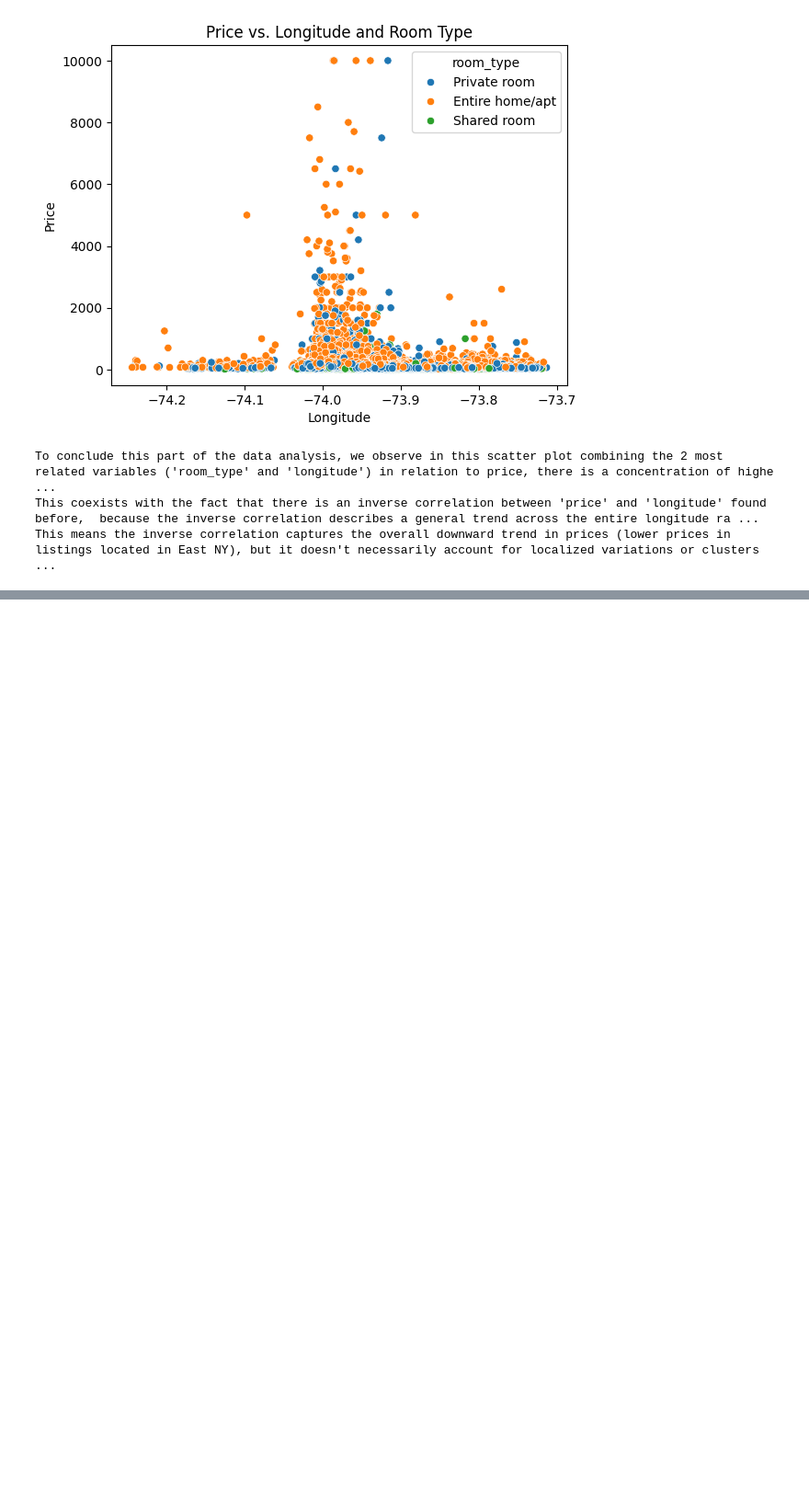
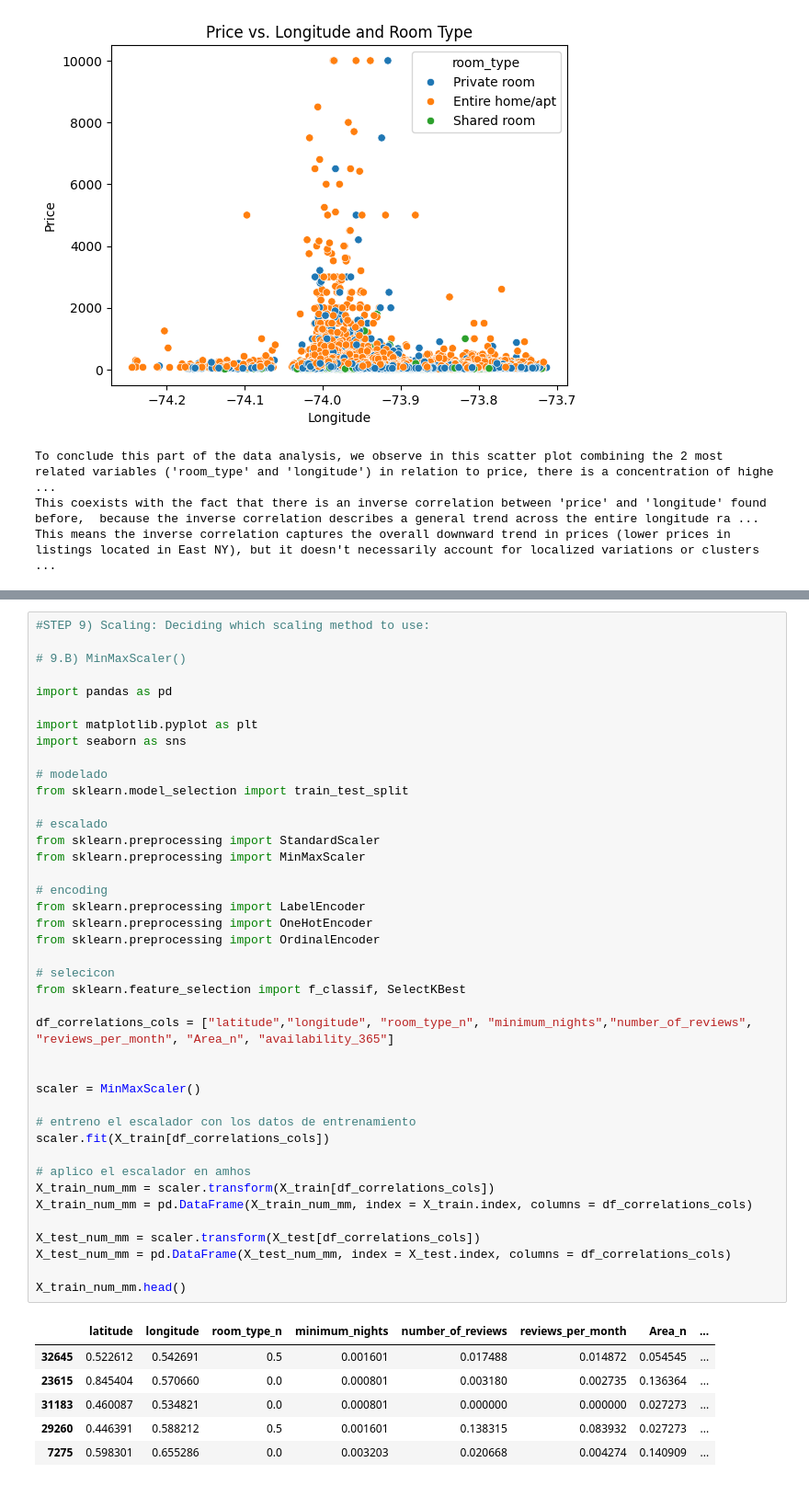
Before and after one commit to 4GeeksAcademy/Data_Preprocessing_Project_TutorialDianaM, a Jupyter notebook: src/explore.ipynb, the cells around one changed output, grey strips where cells are left out. Shown at 92% size. Drawn from its saved outputs; the diff is of its cells as text; blank space fills up the shorter version.

```diff
--- a/src/explore.ipynb
+++ b/src/explore.ipynb
@@ -975,0 +1016,48 @@ This means the inverse correlation captures the overall downward trend in prices
+# %%
+#STEP 9) Scaling: Deciding which scaling method to use:
+
+# 9.B) MinMaxScaler()
+
+import pandas as pd
+
+import matplotlib.pyplot as plt
+import seaborn as sns
+
+# modelado
+from sklearn.model_selection import train_test_split
+
+# escalado
+from sklearn.preprocessing import StandardScaler
+from sklearn.preprocessing import MinMaxScaler
+
+# encoding
+from sklearn.preprocessing import LabelEncoder
+from sklearn.preprocessing import OneHotEncoder
+from sklearn.preprocessing import OrdinalEncoder
+
+# selecicon
+from sklearn.feature_selection import f_classif, SelectKBest
+
+df_correlations_cols = ["latitude","longitude", "room_type_n", "minimum_nights","number_of_reviews", "reviews_per_month", "Area_n", "availability_365"]
+
+
+scaler = MinMaxScaler()
+
+# entreno el escalador con los datos de entrenamiento
+scaler.fit(X_train[df_correlations_cols])
+
+# aplico el escalador en amhos
+X_train_num_mm = scaler.transform(X_train[df_correlations_cols])
+X_train_num_mm = pd.DataFrame(X_train_num_mm, index = X_train.index, columns = df_correlations_cols)
+
+X_test_num_mm = scaler.transform(X_test[df_correlations_cols])
+X_test_num_mm = pd.DataFrame(X_test_num_mm, index = X_test.index, columns = df_correlations_cols)
+
+X_train_num_mm.head()
+# %% [output]
+|  | latitude | longitude | room_type_n | minimum_nights | number_of_reviews | reviews_per_month | Area_n | ... |
+| 32645 | 0.522612 | 0.542691 | 0.5 | 0.001601 | 0.017488 | 0.014872 | 0.054545 | ... |
+| 23615 | 0.845404 | 0.570660 | 0.0 | 0.000801 | 0.003180 | 0.002735 | 0.136364 | ... |
+| 31183 | 0.460087 | 0.534821 | 0.0 | 0.000801 | 0.000000 | 0.000000 | 0.027273 | ... |
+| 29260 | 0.446391 | 0.588212 | 0.5 | 0.001601 | 0.138315 | 0.083932 | 0.027273 | ... |
+| 7275 | 0.598301 | 0.655286 | 0.0 | 0.003203 | 0.020668 | 0.004274 | 0.140909 | ... |
```
Also changed, not shown: parts of 3 cells of this notebook.
